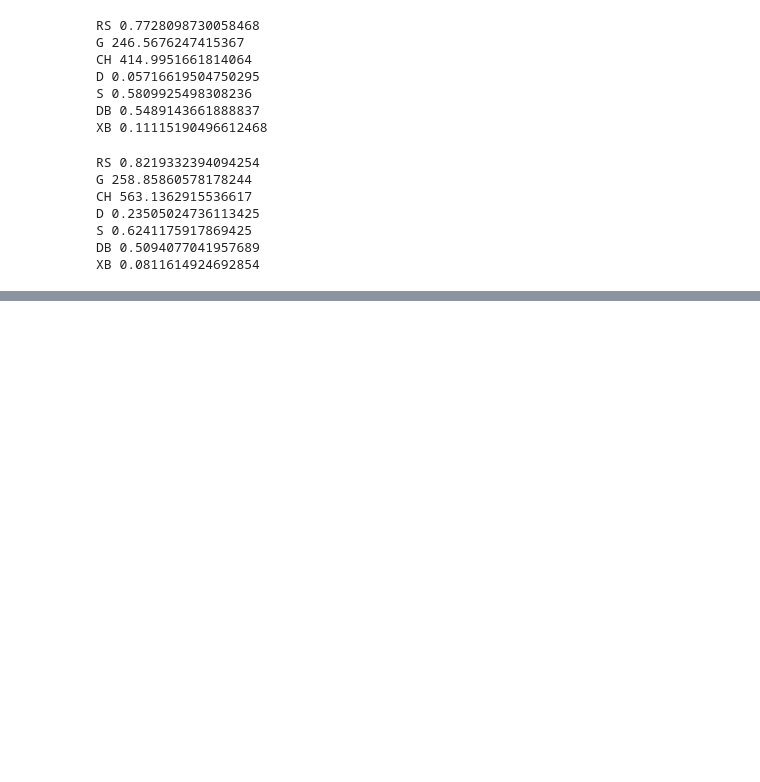
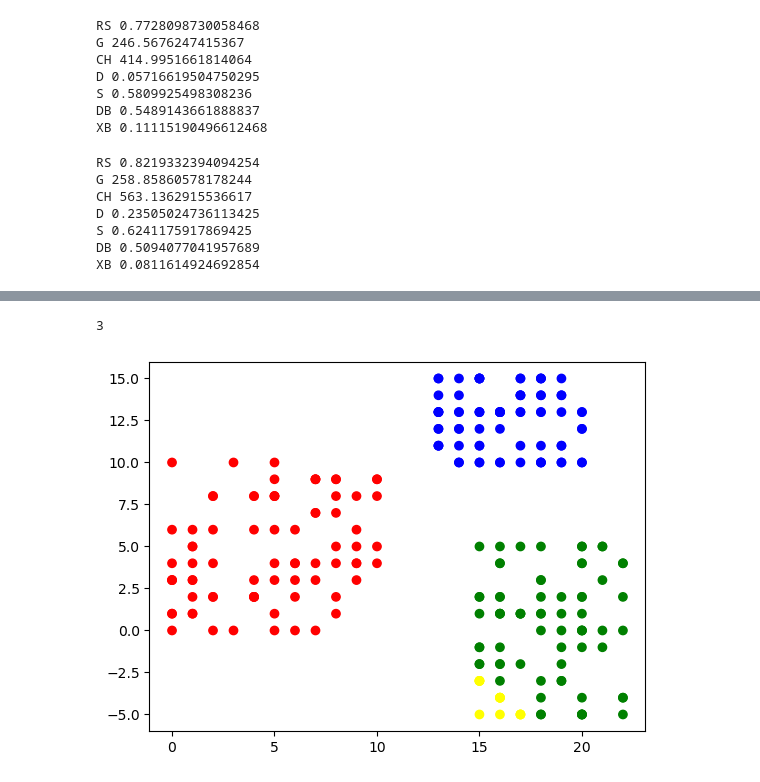
Before and after one commit to MrPlotva/Time-Series, a Jupyter notebook: indexes.ipynb, the cells around one changed output, grey strips where cells are left out. Saved outputs shown, nothing was run; the diff lists cells and outputs as text; code cells hidden in the pictures; blank space fills up the shorter version.

```diff
--- a/indexes.ipynb
+++ b/indexes.ipynb
@@ -333,0 +332,10 @@ tester.display()
+# %%
+# test 3
+wishart = wishart_lib.Wishart(9, 0.2)
+w = wishart.fit(data_set)
+w = compress(w)
+tester.add_test(data_set, w)
+visualize(xs, ys, w)
+# %% [output]
+3
+[figure, added]
```
Also changed, not shown: parts of 8 cells of this notebook, 2 other files.
